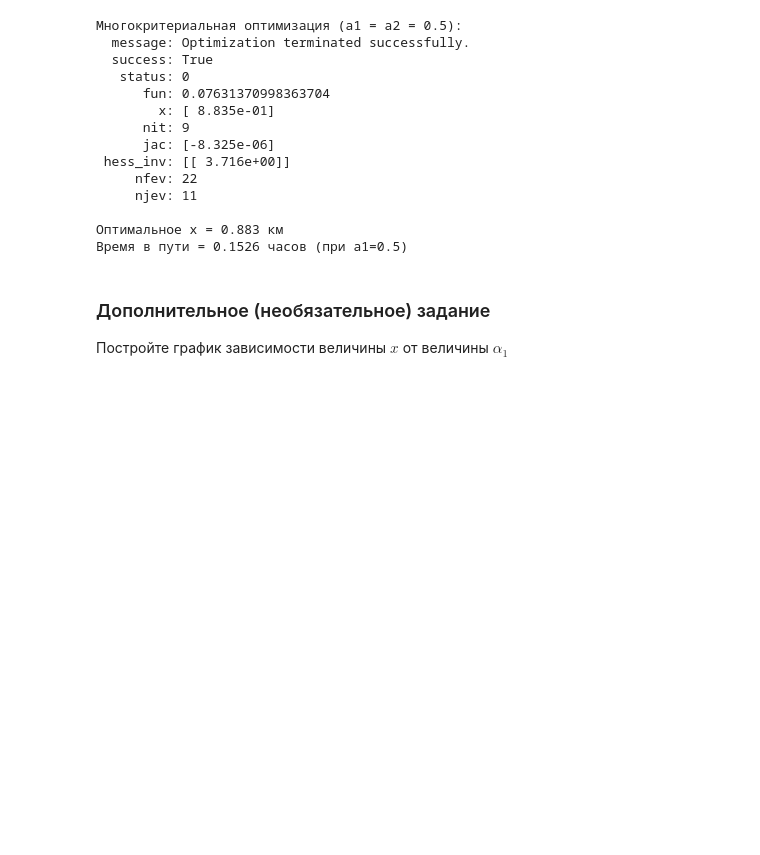
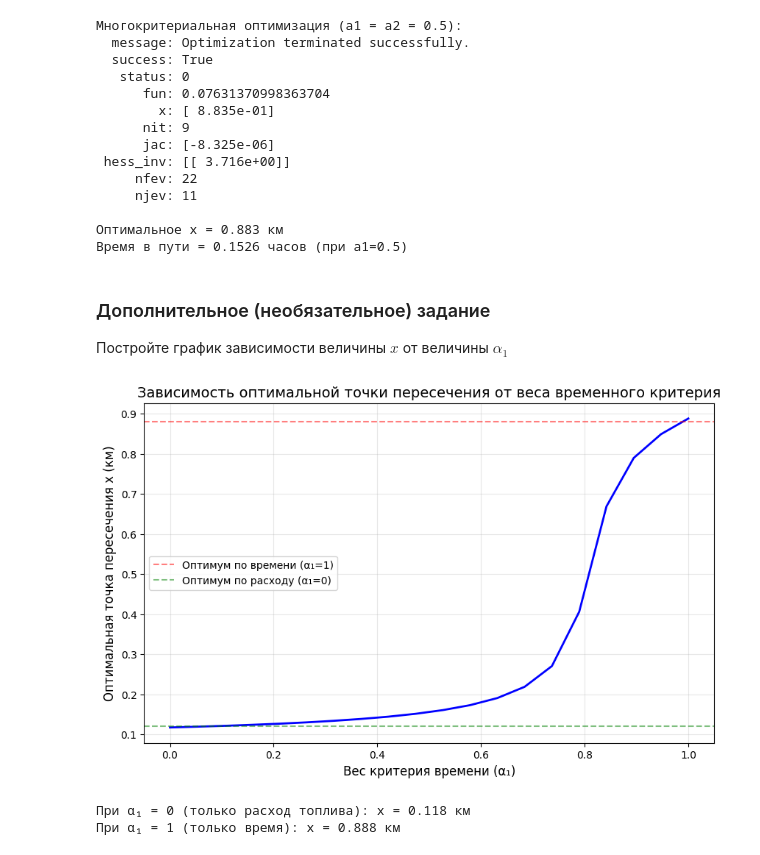
Before and after one commit to 4ebyrek210/Optimization-tasks, a Jupyter notebook: Task2.ipynb, the cells around one changed output. Saved outputs shown, nothing was run; the diff lists cells and outputs as text; code cells hidden in the pictures; blank space fills up the shorter version.

```diff
--- a/Task2.ipynb
+++ b/Task2.ipynb
@@ -288,34 +286,38 @@ def optimize_for_weight(a1):
     a2 = 1 - a1
 
     def func_to_minimize(x):
         t1 = math.sqrt(h1 * h1 + x * x) / v1
         t2 = math.sqrt(h2 * h2 + (l - x) * (l - x)) / v2
         T = t1 + t2
 
-        fuel1 = math.sqrt(h1 * h1 + x * x) * c2
-        fuel2 = math.sqrt(h2 * h2 + (l - x) * (l - x)) * c1
-        V = fuel1 + fuel2
+        f1 = math.sqrt(h1 * h1 + x * x) * c2
+        f2 = math.sqrt(h2 * h2 + (l - x) * (l - x)) * c1
+        F = f1 + f2
 
-        return a1 * T + a2 * V
+        return a1 * T + a2 * F
 
     result = minimize(func_to_minimize, 0.5)  # начальное приближение 0.5 км
     return result.x[0]
 
 # вычисляем x для разных значений a1
 a1_values = np.linspace(0, 1, 20)
 x_values = [optimize_for_weight(a1) for a1 in a1_values]
 
 # строим график
 plt.figure(figsize=(10, 6))
 plt.plot(a1_values, x_values, 'b-', linewidth=2)
 plt.grid(True, alpha=0.3)
 plt.xlabel('Вес критерия времени (α₁)', fontsize=12)
 plt.ylabel('Оптимальная точка пересечения x (км)', fontsize=12)
 plt.title('Зависимость оптимальной точки пересечения от веса временного критерия', fontsize=14)
 plt.axhline(y=0.88, color='r', linestyle='--', alpha=0.5, label='Оптимум по времени (α₁=1)')
 plt.axhline(y=0.12, color='g', linestyle='--', alpha=0.5, label='Оптимум по расходу (α₁=0)')
 plt.legend()
 plt.show()
 
 print(f"При α₁ = 0 (только расход топлива): x = {x_values[0]:.3f} км")
 print(f"При α₁ = 1 (только время): x = {x_values[-1]:.3f} км")
+# %% [output]
+[figure, added]
+При α₁ = 0 (только расход топлива): x = 0.118 км
+При α₁ = 1 (только время): x = 0.888 км
```
Also changed, not shown: parts of 1 cell of this notebook.
